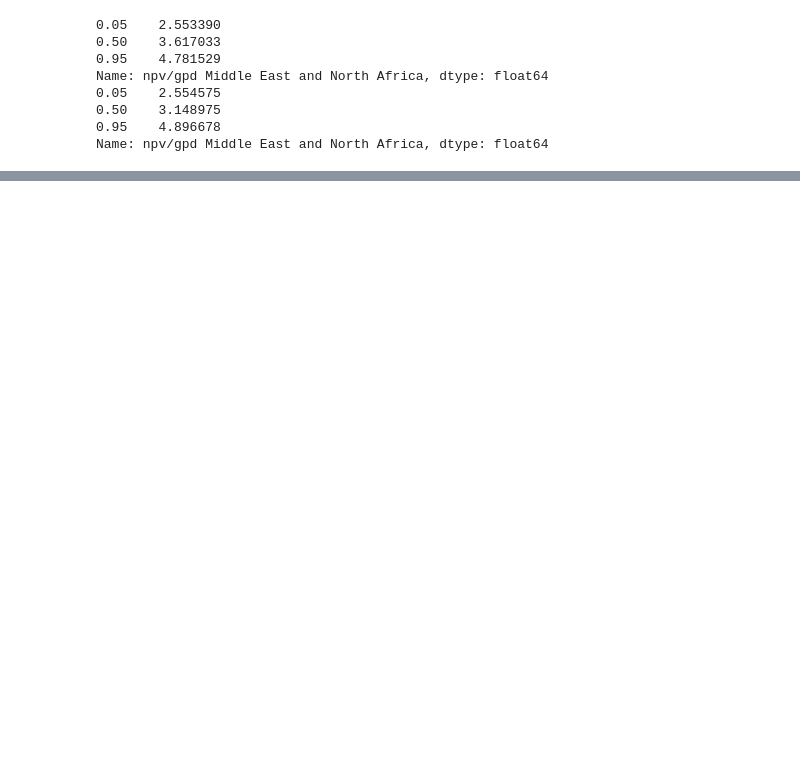
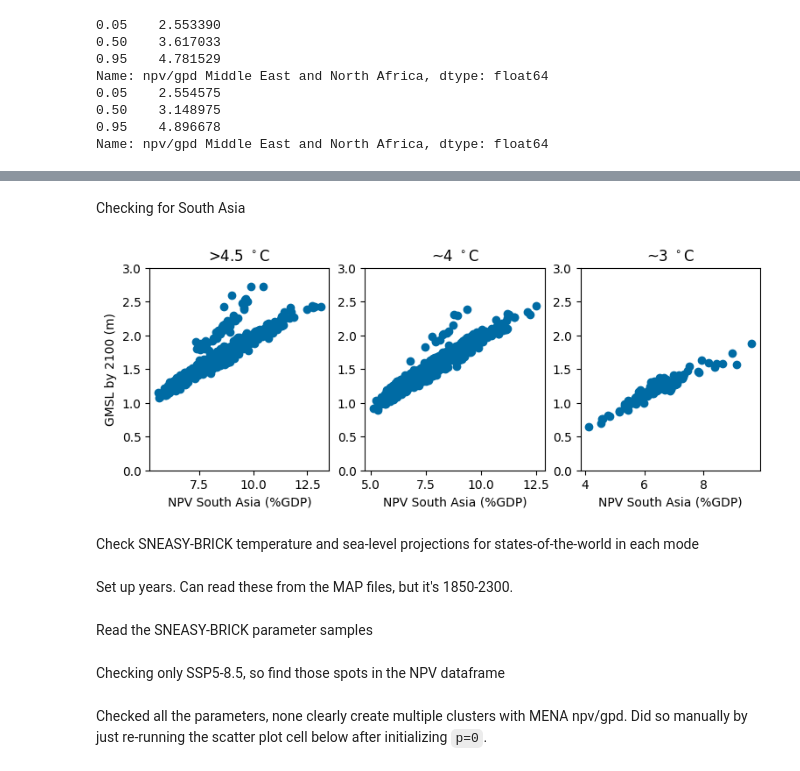
Before and after one commit to raddleverse/tempthresholds, a Jupyter notebook: analysis.ipynb, the cells around one changed output, grey strips where cells are left out. Cells and saved outputs as stored; diff of their text form; code cells hidden in the pictures; blank space fills up the shorter version.

```diff
--- a/analysis.ipynb
+++ b/analysis.ipynb
@@ -493,0 +456,25 @@ rgn_gdp
+# %% [markdown]
+Checking for South Asia
+# %%
+fig, ax = plt.subplots(1,3,figsize=(9,3))
+ax[0].scatter(dfN.loc[(dfN.scenario=="5-85") & (dfN.temp2100 > 4.5),"npv/gpd South Asia"],
+              dfN.loc[(dfN.scenario=="5-85") & (dfN.temp2100 > 4.5),"gmsl2100"])
+ax[0].set_xlabel("NPV South Asia (%GDP)")
+ax[0].set_ylabel("GMSL by 2100 (m)"); ax[0].set_ylim([0,3])
+ax[0].set_title(">4.5 $^\circ$C");
+
+ax[1].scatter(dfN.loc[(dfN.scenario=="5-85") & (dfN.temp2100 > 3.5) & (dfN.temp2100 <= 4.5),"npv/gpd South Asia"],
+              dfN.loc[(dfN.scenario=="5-85") & (dfN.temp2100 > 3.5) & (dfN.temp2100 <= 4.5),"gmsl2100"])
+ax[1].set_xlabel("NPV South Asia (%GDP)")
+ax[1].set_ylim([0,3])
+ax[1].set_title("~4 $^\circ$C");
+
+ax[2].scatter(dfN.loc[(dfN.scenario=="5-85") & (dfN.temp2100 > 2.5) & (dfN.temp2100 <= 3.5),"npv/gpd South Asia"],
+              dfN.loc[(dfN.scenario=="5-85") & (dfN.temp2100 > 2.5) & (dfN.temp2100 <= 3.5),"gmsl2100"])
+ax[2].set_xlabel("NPV South Asia (%GDP)")
+ax[2].set_ylim([0,3])
+ax[2].set_title("~3 $^\circ$C");
+# %% [output]
+[figure, added]
+# %% [markdown]
+Check SNEASY-BRICK temperature and sea-level projections for states-of-the-world in each mode
@@ -493,0 +490,2 @@ rgn_gdp
+# %% [markdown]
+Set up years. Can read these from the MAP files, but it's 1850-2300.
@@ -493,0 +494,2 @@ rgn_gdp
+# %% [markdown]
+Read the SNEASY-BRICK parameter samples
@@ -493,0 +498,2 @@ rgn_gdp
+# %% [markdown]
+Checking only SSP5-8.5, so find those spots in the NPV dataframe
@@ -493,0 +503,2 @@ rgn_gdp
+# %% [markdown]
+Checked all the parameters, none clearly create multiple clusters with MENA npv/gpd. Did so manually by just re-running the scatter plot cell below after initializing `p=0`.
```
Also changed, not shown: parts of 26 cells of this notebook.
